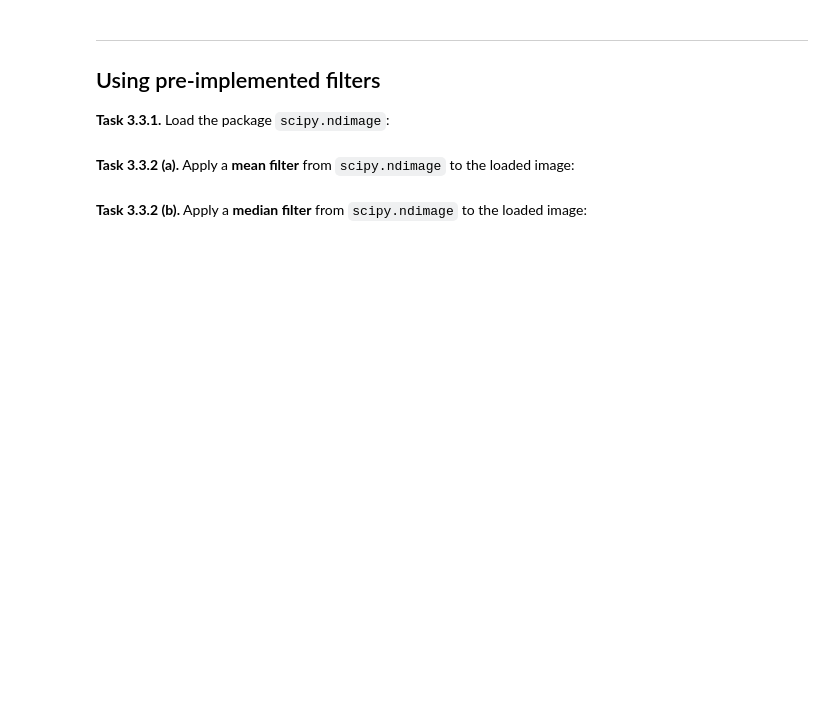
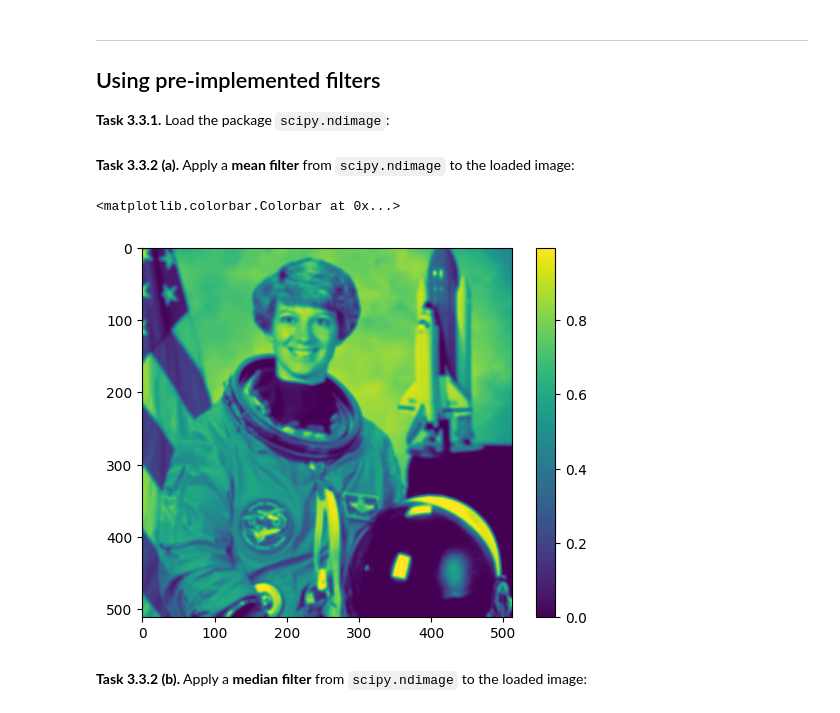
Before and after one commit to rosminschumacher-eng/mobi-fs3-python, a Jupyter notebook: task3.ipynb, the cells around one changed output. Saved outputs shown, nothing was run; the diff lists cells and outputs as text; code cells hidden in the pictures; blank space fills up the shorter version.

```diff
--- a/task3.ipynb
+++ b/task3.ipynb
@@ -72,4 +96,11 @@ Then, compare your result for filter size `5` with the correct result image `dat
 # %% [markdown]
 **<a id="#">Task 3.3.2 (a).</a>** Apply a **mean filter** from `scipy.ndimage` to the loaded image:
+# %%
+mean_img=scipy.ndimage.uniform_filter(img, 5)
+plt.imshow(mean_img)
+plt.colorbar()
+# %% [output]
+<matplotlib.colorbar.Colorbar at 0x...>
+[figure, added]
 # %% [markdown]
 **<a id="#">Task 3.3.2 (b).</a>** Apply a **median filter** from `scipy.ndimage` to the loaded image:
```
Also changed, not shown: parts of 17 cells of this notebook.
